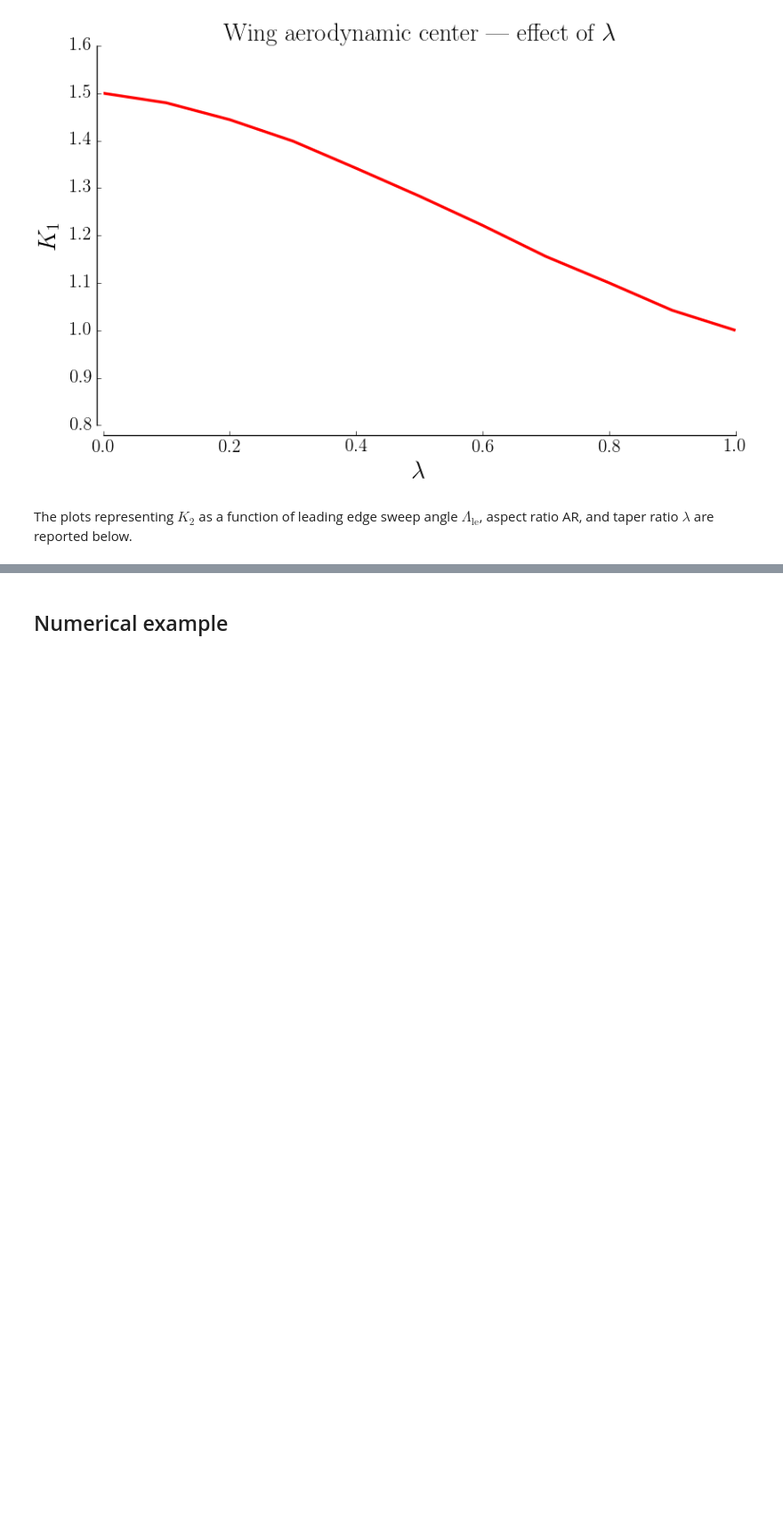
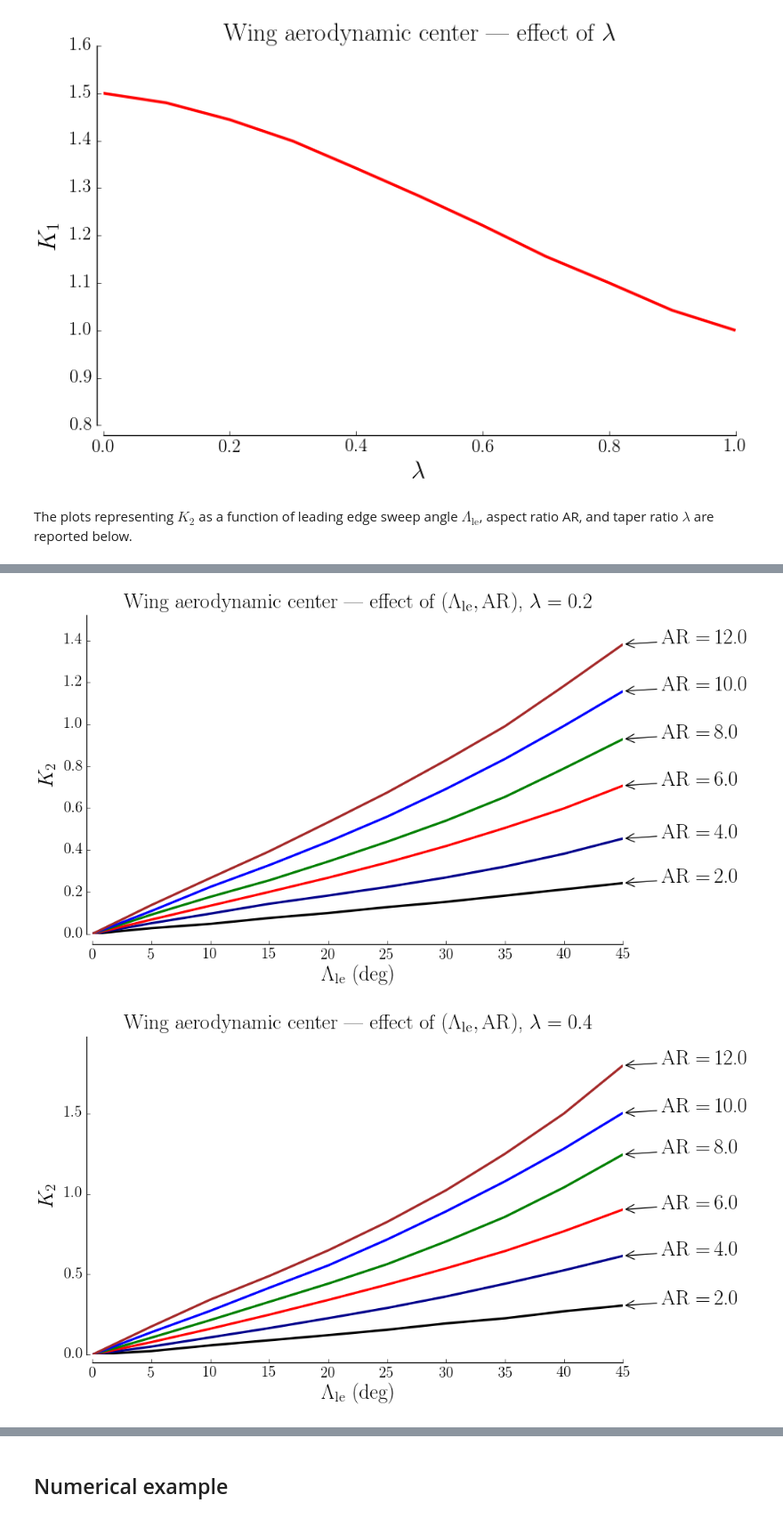
Before and after one commit to agodemar/jupyter-test, a Jupyter notebook: flight_mechanics/aerodynamic_center_wing.ipynb, the cells around one changed output, grey strips where cells are left out. Shown at 89% size. Cells and saved outputs as stored; diff of their text form; code cells hidden in the pictures; blank space fills up the shorter version.

```diff
--- a/flight_mechanics/aerodynamic_center_wing.ipynb
+++ b/flight_mechanics/aerodynamic_center_wing.ipynb
@@ -41,6 +41,9 @@ plot_K1(database['var0_K1'], database['data_K1'])
 The plots representing $K_2$ as a function of leading edge sweep angle $\Lambda_{\mathrm{le}}$, aspect ratio AR, and taper ratio $\lambda$ are reported below.
 # %%
 %run ./src/aerodynamic_center_wing/init.py
-plot_K2(database['var0_K2'], database['var1_K2'], database['var2_K2'], database['data_K2'], 0)
+for j in range(0,6):
+    plot_K2(database['var0_K2'], database['var1_K2'], database['var2_K2'], database['data_K2'], j)
 # %% [output]
 [figure]
+[figure, added]
+[figure, added]
```
Also changed, not shown: parts of 13 cells of this notebook, 1 other file.
